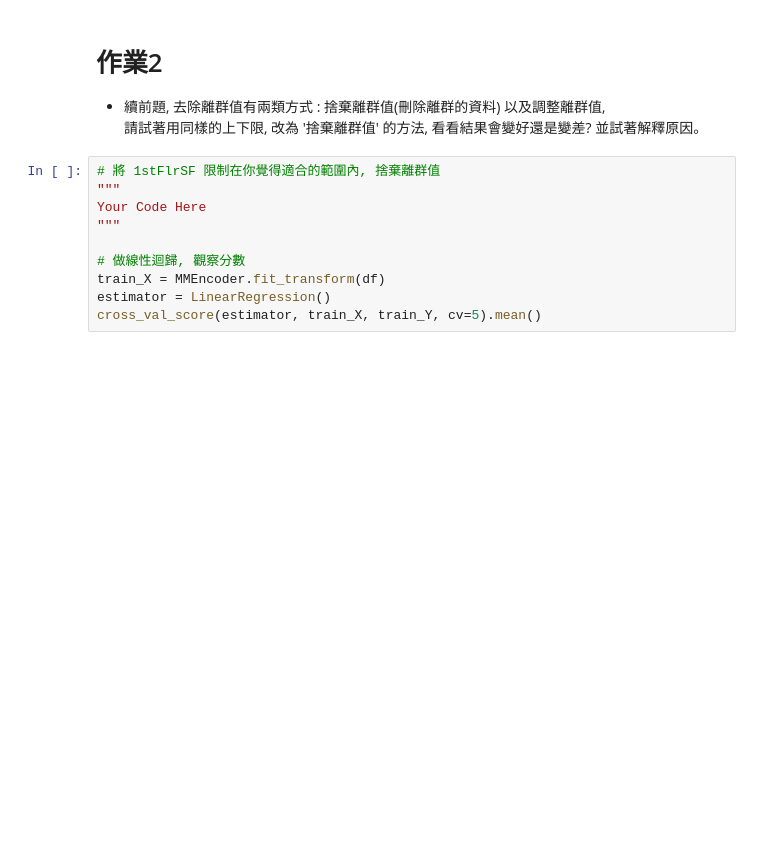
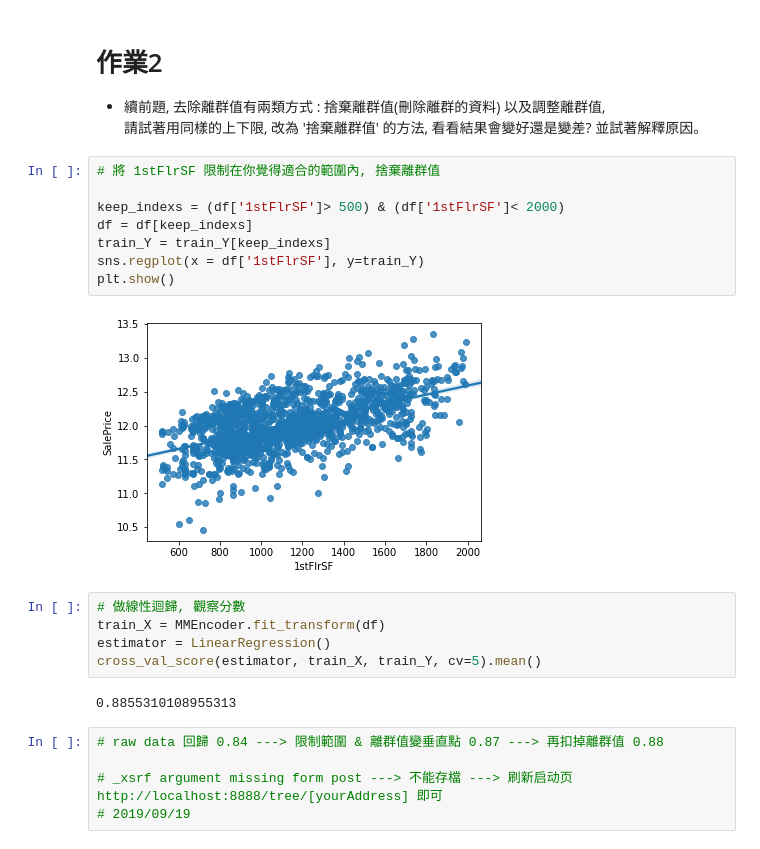
Before and after one commit to cccedith789/3rd-ML100Days, a Jupyter notebook: Day_010_HW - outliers.ipynb, the cells around one changed output. Cells and saved outputs as stored; diff of their text form; blank space fills up the shorter version.

```diff
--- a/Day_010_HW - outliers.ipynb
+++ b/Day_010_HW - outliers.ipynb
@@ -84,13 +97,25 @@ cross_val_score(estimator, train_X, train_Y, cv=5).mean()
 # 作業2
 * 續前題, 去除離群值有兩類方式 :  捨棄離群值(刪除離群的資料) 以及調整離群值,
 請試著用同樣的上下限, 改為 '捨棄離群值' 的方法, 看看結果會變好還是變差? 並試著解釋原因。
+# %%
+# 將 1stFlrSF 限制在你覺得適合的範圍內, 捨棄離群值
+
+keep_indexs = (df['1stFlrSF']> 500) & (df['1stFlrSF']< 2000)
+df = df[keep_indexs]
+train_Y = train_Y[keep_indexs]
+sns.regplot(x = df['1stFlrSF'], y=train_Y)
+plt.show()
+# %% [output]
+[figure, added]
 # %%
-# 將 1stFlrSF 限制在你覺得適合的範圍內, 捨棄離群值
-"""
-Your Code Here
-"""
-
 # 做線性迴歸, 觀察分數
 train_X = MMEncoder.fit_transform(df)
 estimator = LinearRegression()
 cross_val_score(estimator, train_X, train_Y, cv=5).mean()
+# %% [output]
+0.8855310108955313
+# %%
+# raw data 回歸 0.84 ---> 限制範圍 & 離群值變垂直點 0.87 ---> 再扣掉離群值 0.88
+
+# _xsrf argument missing form post ---> 不能存檔 ---> 刷新启动页 http://localhost:8888/tree/[yourAddress] 即可
+# 2019/09/19
```
Also changed, not shown: parts of 6 cells of this notebook.
